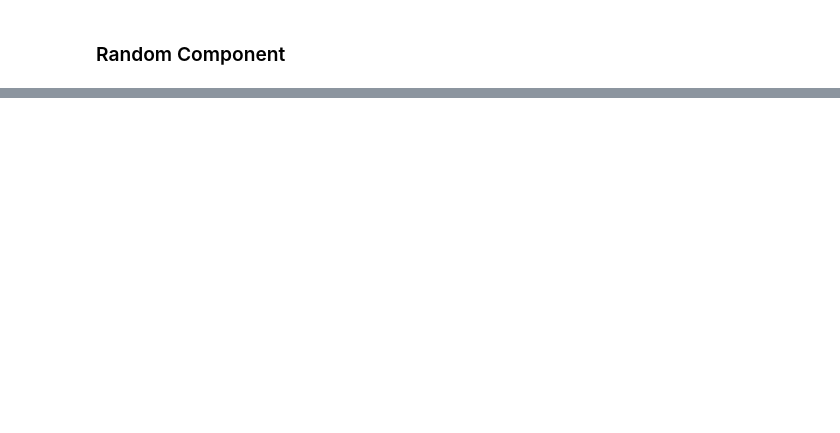
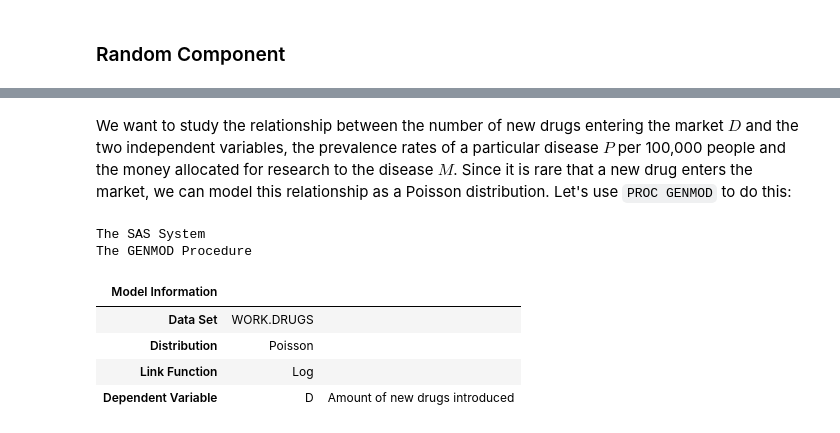
Before and after one commit to JLeeHPA/Regression-notes, a Jupyter notebook: 05. General Linear Models.ipynb, the cells around one changed output, grey strips where cells are left out. Saved outputs shown, nothing was run; the diff lists cells and outputs as text; code cells hidden in the pictures; blank space fills up the shorter version.

```diff
--- a/05. General Linear Models.ipynb
+++ b/05. General Linear Models.ipynb
@@ -73,0 +186,16 @@ var\{y_i\} = a(\phi)\frac{\partial^2 \left(b(\theta_i)\right)}{\partial \theta_i
+# %% [markdown]
+We want to study the relationship between the number of new drugs entering the market $D$ and the two independent variables, the prevalence rates of a particular disease $P$ per 100,000 people and the money allocated for research to the disease $M$. Since it is rare that a new drug enters the market, we can model this relationship as a Poisson distribution. Let's use `PROC GENMOD` to do this:
+# %%
+proc genmod data = drugs;
+    model d = p m / dist = P link = log;
+    output out = drug_est predicted = D_pred;
+    ods select ModelInfo;
+run;
+# %% [output]
+The SAS System
+The GENMOD Procedure
+| Model Information |  |  |
+| Data Set | WORK.DRUGS |  |
+| Distribution | Poisson |  |
+| Link Function | Log |  |
+| Dependent Variable | D | Amount of new drugs introduced |
```
Also changed, not shown: parts of 21 cells of this notebook, 1 other file.
